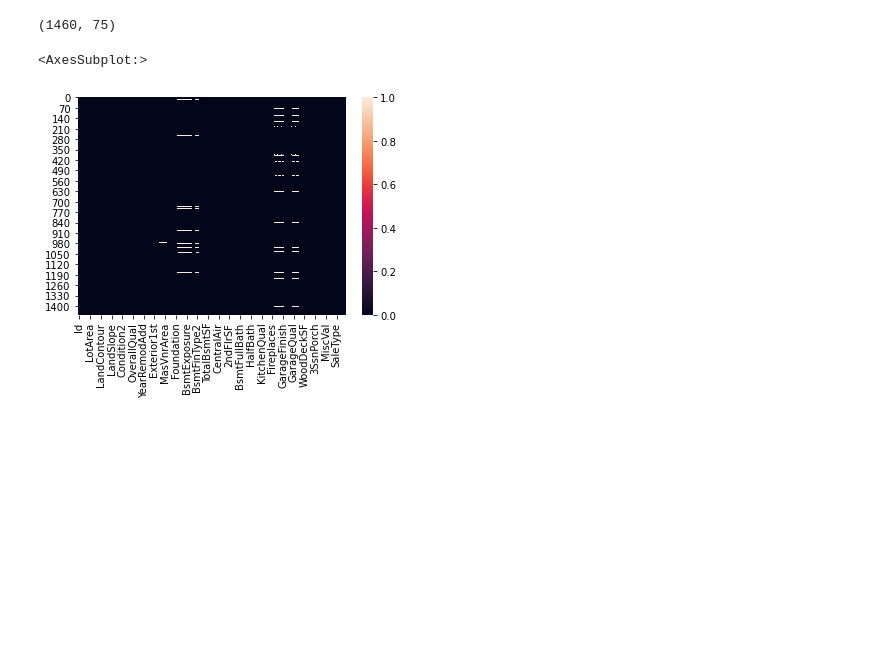
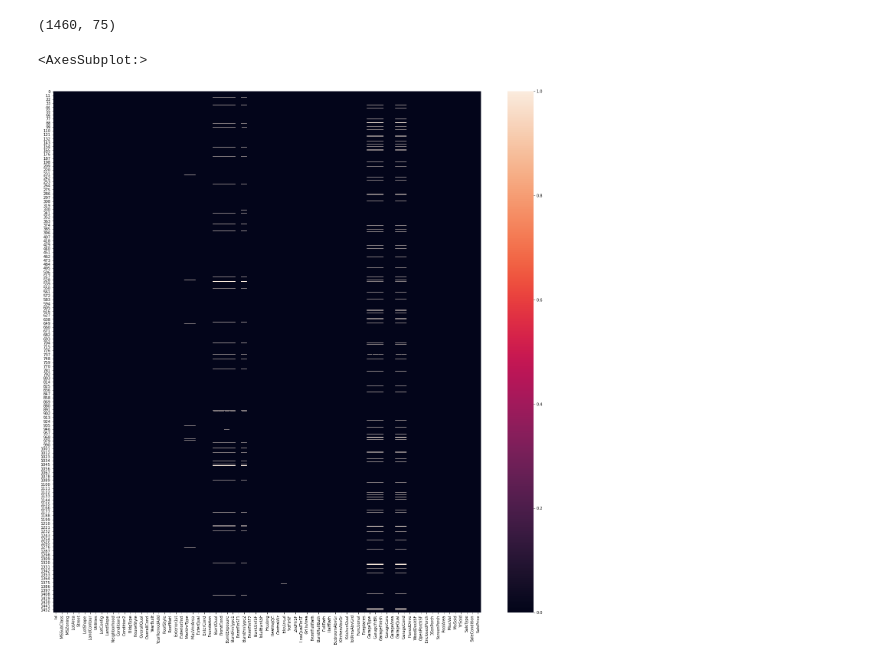
Before and after one commit to AkCoding/ML-House_Price-, a Jupyter notebook: House_Price.ipynb, the cells around one changed output. Saved outputs shown, nothing was run; the diff lists cells and outputs as text; code cells hidden in the pictures; blank space fills up the shorter version.

```diff
--- a/House_Price.ipynb
+++ b/House_Price.ipynb
@@ -122,9 +122,10 @@ df2.shape
 # %% [output]
 (1460, 75)
 # %%
+plt.figure(figsize=(25,25))
 sns.heatmap(df2.isnull())
 # %% [output]
 <AxesSubplot:>
-[figure, old version]
+[figure, new version]
 # %%
 df3 = df2.dropna()
```
Also changed, not shown: parts of 3 cells of this notebook.
